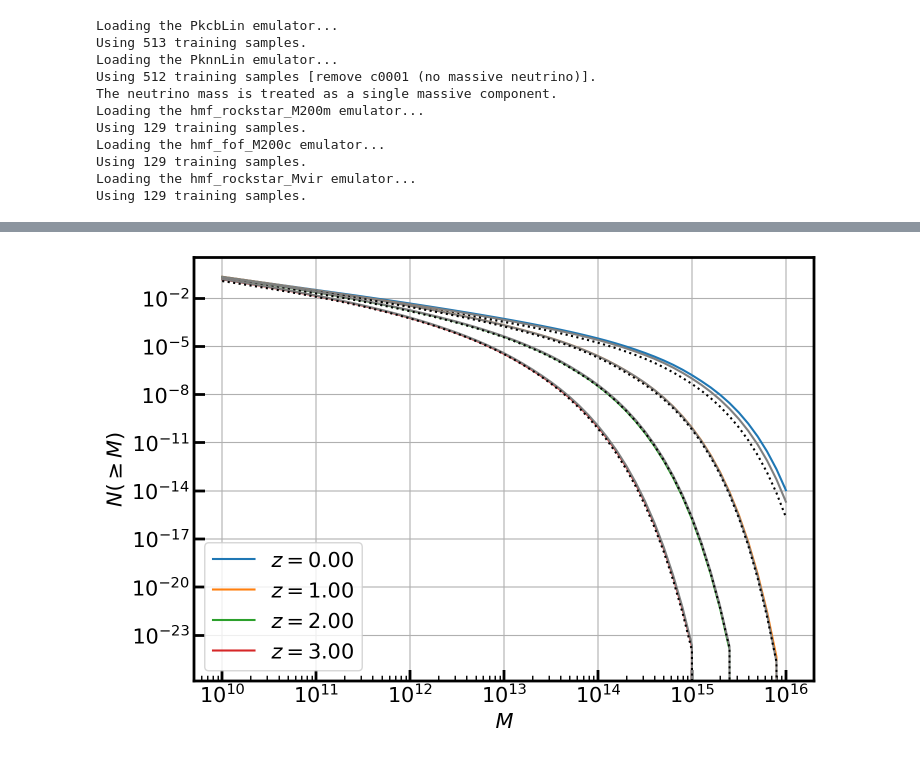
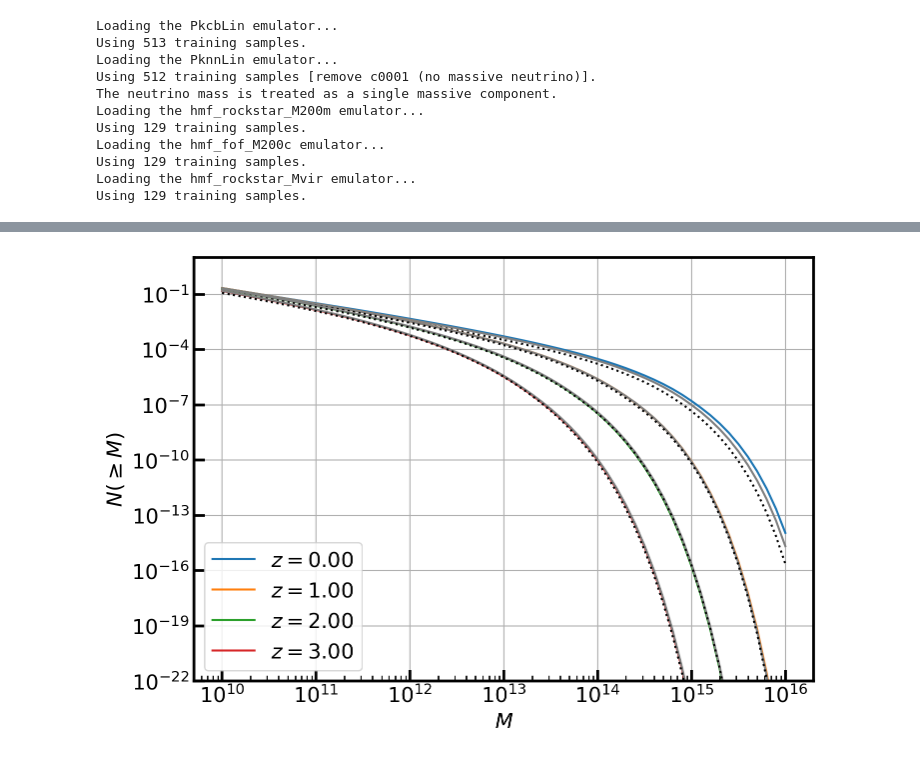
Before and after one commit to czymh/csstemu, a Jupyter notebook: docs/source/notebook/test-hmf.ipynb, the cells around one changed output, grey strips where cells are left out. Saved outputs shown, nothing was run; the diff lists cells and outputs as text; code cells hidden in the pictures.

```diff
--- a/docs/source/notebook/test-hmf.ipynb
+++ b/docs/source/notebook/test-hmf.ipynb
@@ -42,16 +42,17 @@ Wall time: 377 ms
 # %%
 with plt.style.context('article'):
     for iz in range(len(zlists)):
         plt.plot(m_edges, N_emu_200m[iz], label=r'$z={:.2f}$'.format(zlists[iz]))
         plt.plot(m_edges, N_emu_mvir[iz], 'gray')
         plt.plot(m_edges, N_emu_200c[iz], 'k:')
     plt.xscale('log')
     plt.yscale('log')
     plt.legend()
     plt.xlabel(r'$M$')
     plt.ylabel(r'$N(\geq M)$')
+    plt.ylim([1e-22, 1e1])
 # %% [output]
-[figure, old version]
+[figure, new version]
 # %%
 csstemu.set_cosmos(As=2e-9)
 mcen = 10**((np.log10(m_edges[1:]) + np.log10(m_edges[:-1]))/2)
```
Also changed, not shown: parts of 3 cells of this notebook, 1 other file.
